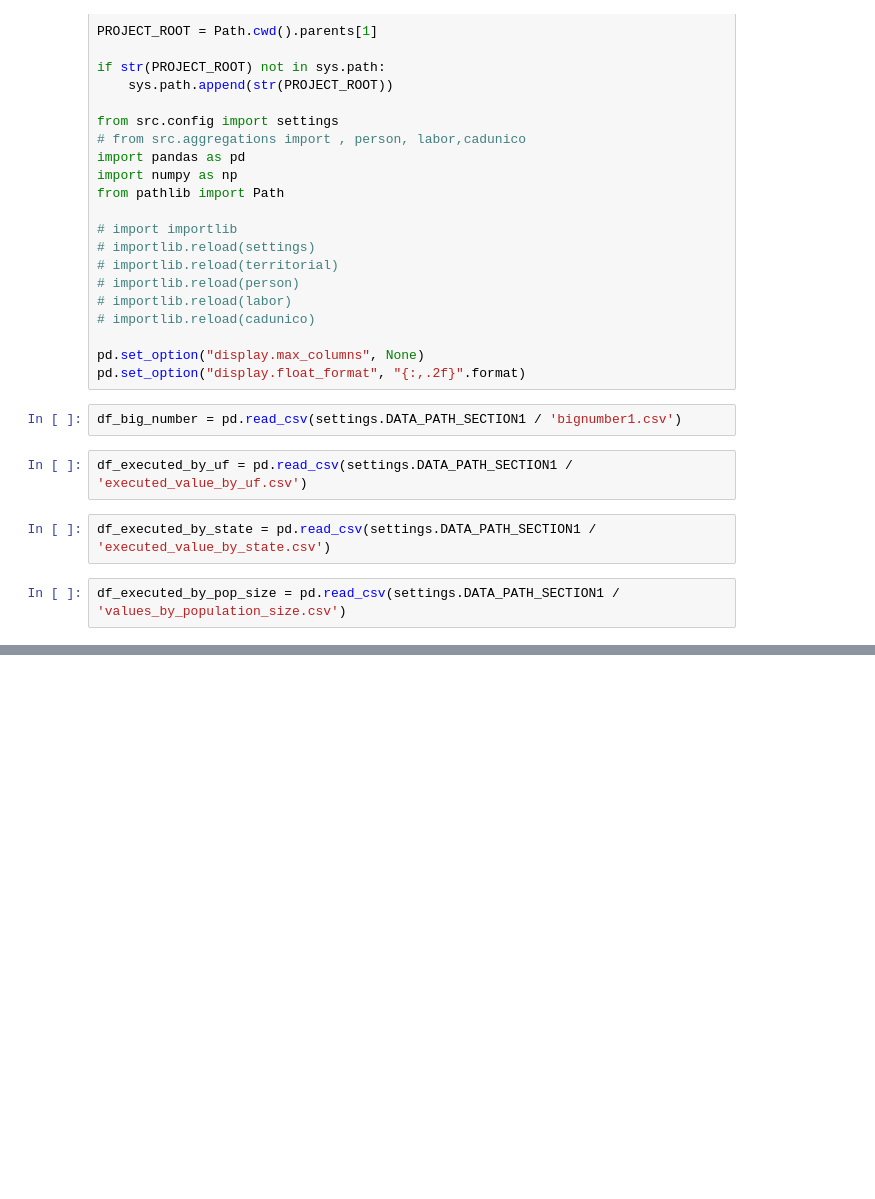
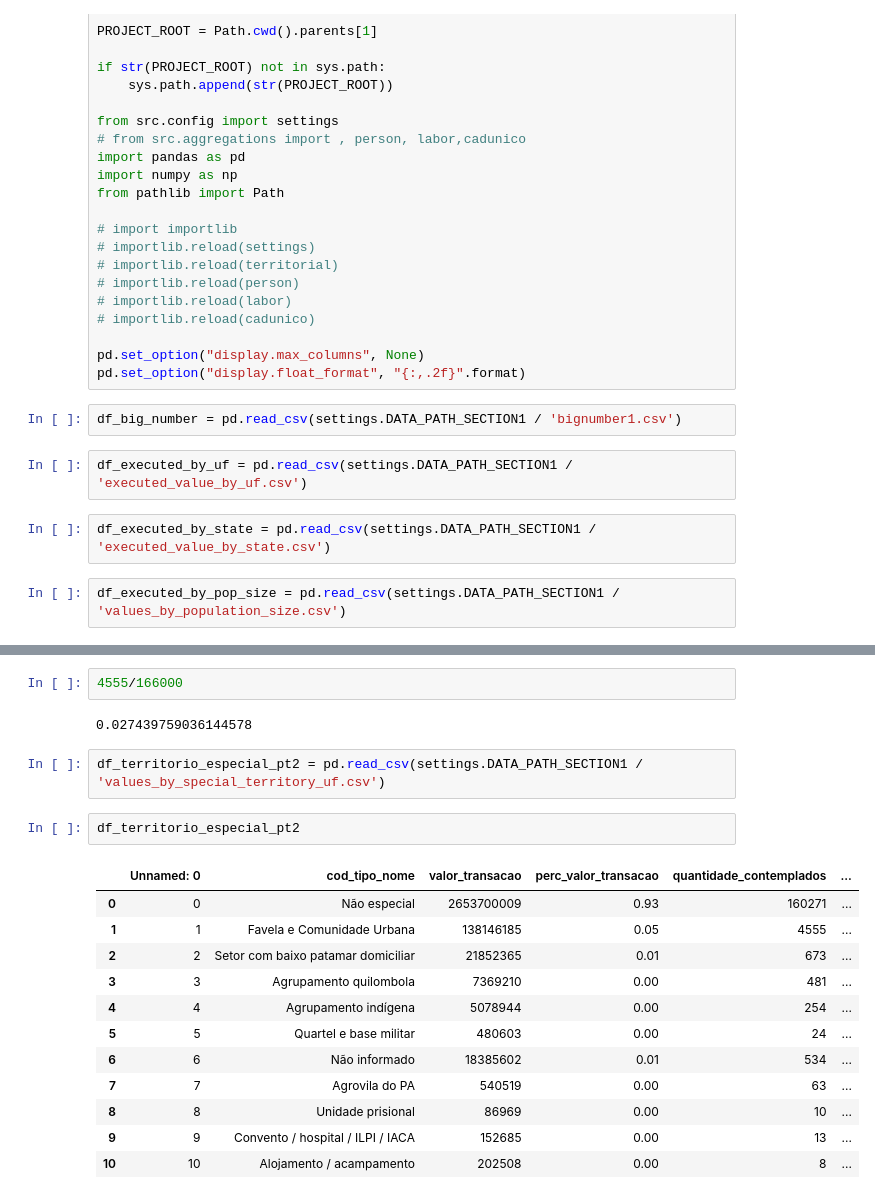
Before and after one commit to SGE-Subsecretaria-de-Gestao-Estrategica/pnab-data-vis, a Jupyter notebook: src/notebooks/gabriel_revisao_geral.ipynb, the cells around one changed output, grey strips where cells are left out. Drawn from its saved outputs; the diff is of its cells as text; blank space fills up the shorter version.

```diff
--- a/src/notebooks/gabriel_revisao_geral.ipynb
+++ b/src/notebooks/gabriel_revisao_geral.ipynb
@@ -88,0 +46,21 @@ Index(['Unnamed: 0', 'categoria', 'numero_entes', 'valor_total',
+# %%
+4555/166000
+# %% [output]
+0.027439759036144578
+# %%
+df_territorio_especial_pt2 = pd.read_csv(settings.DATA_PATH_SECTION1 / 'values_by_special_territory_uf.csv')
+# %%
+df_territorio_especial_pt2
+# %% [output]
+|  | Unnamed: 0 | cod_tipo_nome | valor_transacao | perc_valor_transacao | quantidade_contemplados | ... |
+| 0 | 0 | Não especial | 2653700009 | 0.93 | 160271 | ... |
+| 1 | 1 | Favela e Comunidade Urbana | 138146185 | 0.05 | 4555 | ... |
+| 2 | 2 | Setor com baixo patamar domiciliar | 21852365 | 0.01 | 673 | ... |
+| 3 | 3 | Agrupamento quilombola | 7369210 | 0.00 | 481 | ... |
+| 4 | 4 | Agrupamento indígena | 5078944 | 0.00 | 254 | ... |
+| 5 | 5 | Quartel e base militar | 480603 | 0.00 | 24 | ... |
+| 6 | 6 | Não informado | 18385602 | 0.01 | 534 | ... |
+| 7 | 7 | Agrovila do PA | 540519 | 0.00 | 63 | ... |
+| 8 | 8 | Unidade prisional | 86969 | 0.00 | 10 | ... |
+| 9 | 9 | Convento / hospital / ILPI / IACA | 152685 | 0.00 | 13 | ... |
+| 10 | 10 | Alojamento / acampamento | 202508 | 0.00 | 8 | ... |
```
Also changed, not shown: parts of 12 cells of this notebook, 4 other files.
